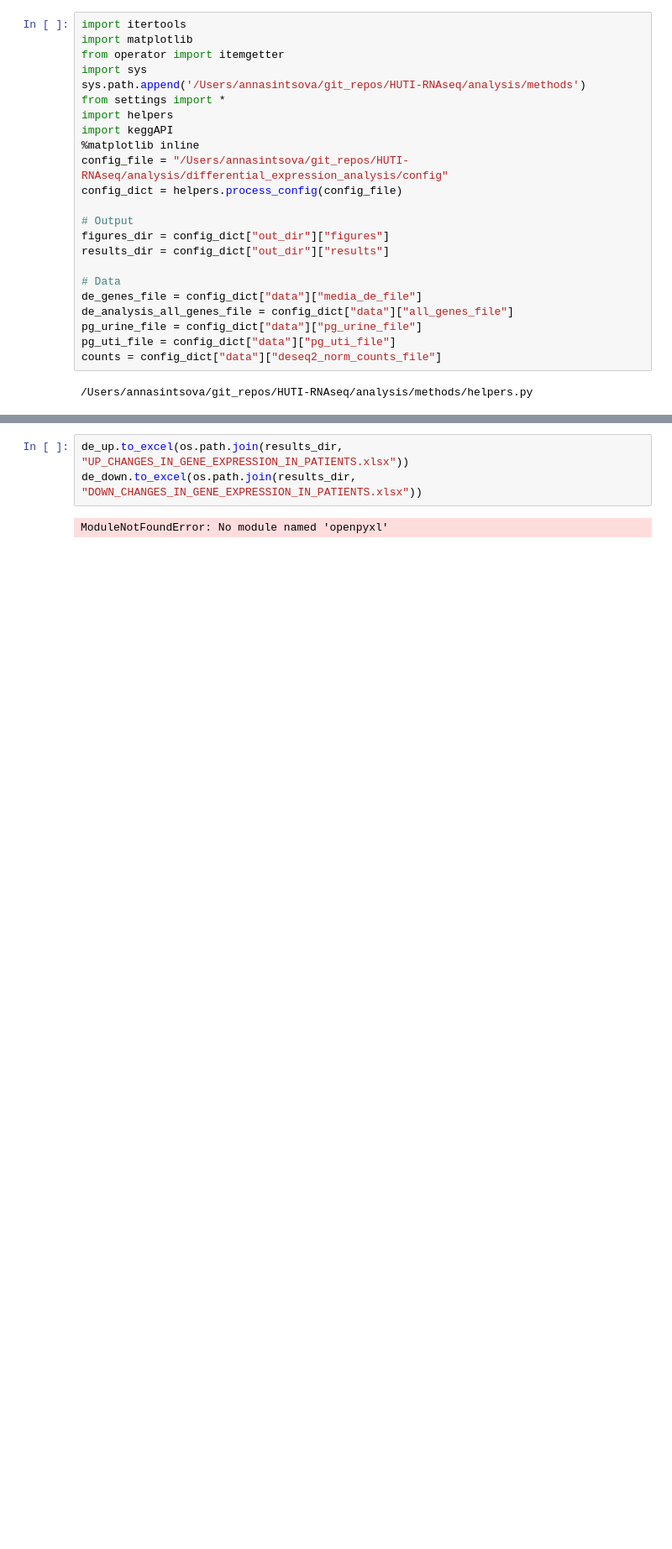
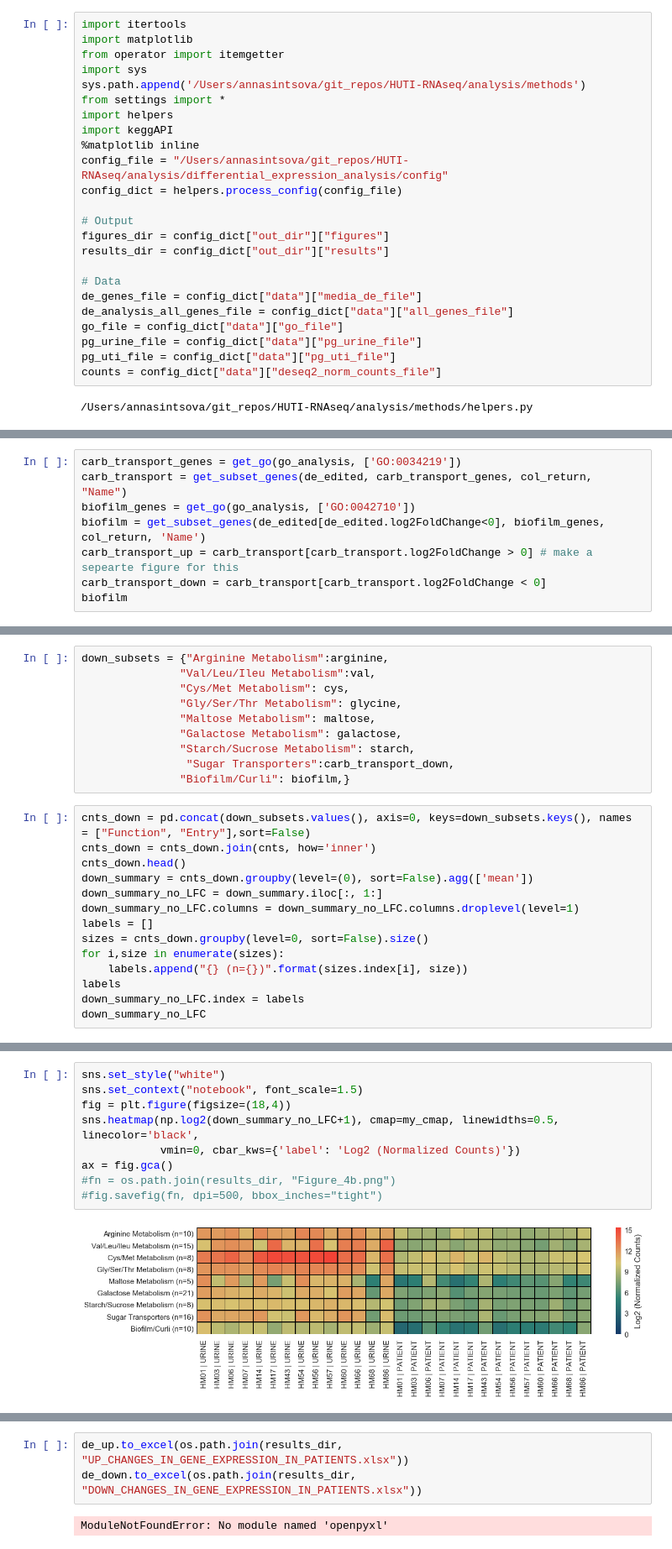
Before and after one commit to ASintsova/HUTI-RNAseq, a Jupyter notebook: analysis/differential_expression_analysis/differential_expression_analysis.ipynb, the cells around one changed output, grey strips where cells are left out. Shown at 84% size. Drawn from its saved outputs; the diff is of its cells as text; blank space fills up the shorter version.

Commit message:
Almost done with differential analysis

```diff
--- a/analysis/differential_expression_analysis/differential_expression_analysis.ipynb
+++ b/analysis/differential_expression_analysis/differential_expression_analysis.ipynb
@@ -18,6 +18,7 @@ results_dir = config_dict["out_dir"]["results"]
 # Data
 de_genes_file = config_dict["data"]["media_de_file"]
 de_analysis_all_genes_file = config_dict["data"]["all_genes_file"]
+go_file = config_dict["data"]["go_file"]
 pg_urine_file = config_dict["data"]["pg_urine_file"]
 pg_uti_file = config_dict["data"]["pg_uti_file"]
 counts = config_dict["data"]["deseq2_norm_counts_file"]
@@ -131,0 +193,8 @@ de_down.to_csv(os.path.join(results_dir, today+"_DOWNREGULATED_IN_PATIENTS.csv")
+# %%
+carb_transport_genes = get_go(go_analysis, ['GO:0034219'])
+carb_transport = get_subset_genes(de_edited, carb_transport_genes, col_return, "Name")
+biofilm_genes = get_go(go_analysis, ['GO:0042710'])
+biofilm = get_subset_genes(de_edited[de_edited.log2FoldChange<0], biofilm_genes, col_return, 'Name')
+carb_transport_up = carb_transport[carb_transport.log2FoldChange > 0] # make a sepearte figure for this
+carb_transport_down = carb_transport[carb_transport.log2FoldChange < 0]
+biofilm
@@ -131,0 +214,24 @@ de_down.to_csv(os.path.join(results_dir, today+"_DOWNREGULATED_IN_PATIENTS.csv")
+# %%
+down_subsets = {"Arginine Metabolism":arginine,
+               "Val/Leu/Ileu Metabolism":val,
+               "Cys/Met Metabolism": cys,
+               "Gly/Ser/Thr Metabolism": glycine,
+               "Maltose Metabolism": maltose,
+               "Galactose Metabolism": galactose,
+               "Starch/Sucrose Metabolism": starch,
+                "Sugar Transporters":carb_transport_down,
+               "Biofilm/Curli": biofilm,}
+# %%
+cnts_down = pd.concat(down_subsets.values(), axis=0, keys=down_subsets.keys(), names = ["Function", "Entry"],sort=False)
+cnts_down = cnts_down.join(cnts, how='inner')
+cnts_down.head()
+down_summary = cnts_down.groupby(level=(0), sort=False).agg(['mean'])
+down_summary_no_LFC = down_summary.iloc[:, 1:]
+down_summary_no_LFC.columns = down_summary_no_LFC.columns.droplevel(level=1)
+labels = []
+sizes = cnts_down.groupby(level=0, sort=False).size()
+for i,size in enumerate(sizes):
+    labels.append("{} (n={})".format(sizes.index[i], size))
+labels
+down_summary_no_LFC.index = labels
+down_summary_no_LFC
@@ -131,0 +250,11 @@ de_down.to_csv(os.path.join(results_dir, today+"_DOWNREGULATED_IN_PATIENTS.csv")
+# %%
+sns.set_style("white")
+sns.set_context("notebook", font_scale=1.5)
+fig = plt.figure(figsize=(18,4))
+sns.heatmap(np.log2(down_summary_no_LFC+1), cmap=my_cmap, linewidths=0.5, linecolor='black',
+            vmin=0, cbar_kws={'label': 'Log2 (Normalized Counts)'})
+ax = fig.gca()
+#fn = os.path.join(results_dir, "Figure_4b.png")
+#fig.savefig(fn, dpi=500, bbox_inches="tight")
+# %% [output]
+[figure, added]
```
Also changed, not shown: parts of 36 cells of this notebook, 5 other files.
